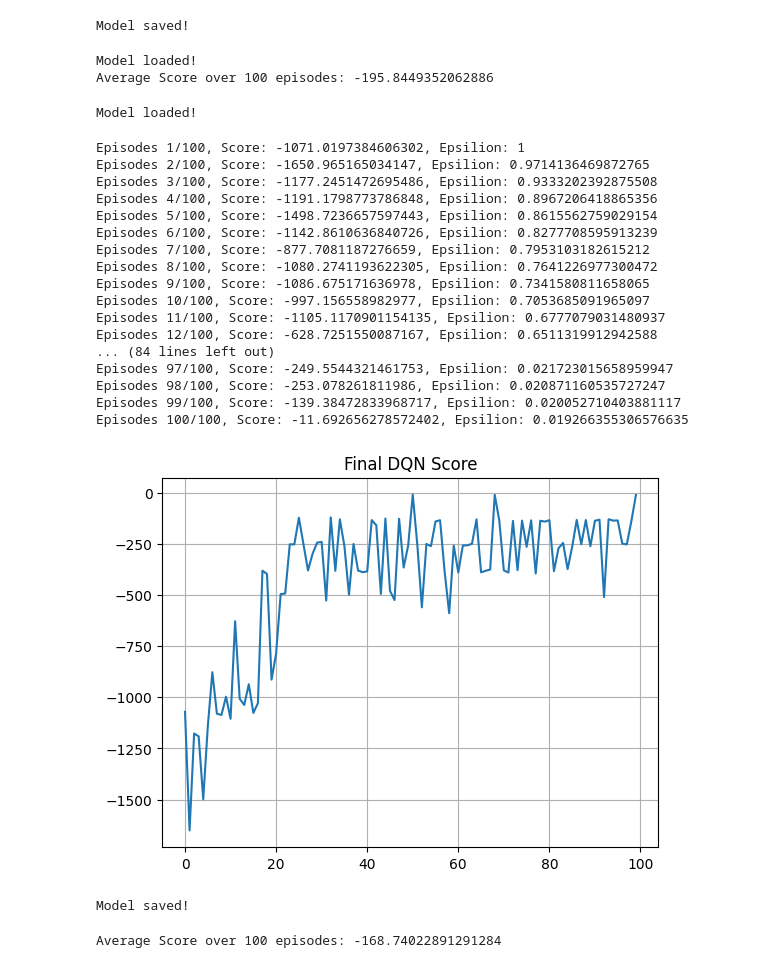
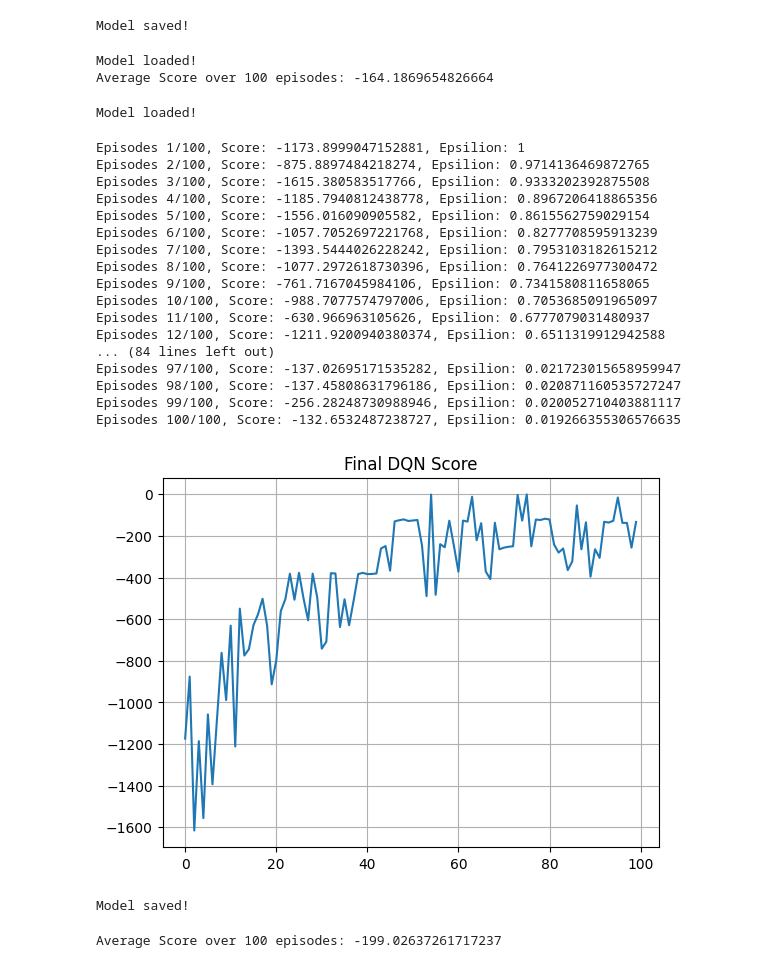
Before and after one commit to zacharylyj/Gymnasium_Pendulum_v1, a Jupyter notebook: progress/dqn.ipynb, the cells around one changed output. Cells and saved outputs as stored; diff of their text form; code cells hidden in the pictures.

```diff
--- a/progress/dqn.ipynb
+++ b/progress/dqn.ipynb
@@ -287,7 +287,7 @@ if __name__ == "__main__":
     state_size = env.observation_space.shape[0]
     action_size = 27
 
-    agent = Agent(state_size, action_size, gamma_epoch=15.5)
+    agent = Agent(state_size, action_size)
     load_model(agent)
 
     # Evaluate the agent
@@ -303,7 +303,7 @@ if __name__ == "__main__":
     state_size = env.observation_space.shape[0]
     action_size = 27
 
-    agent = Agent(state_size, action_size, gamma_epoch=15.5)
+    agent = Agent(state_size, action_size)
     load_model(agent)
 
     # Evaluate the agent
@@ -556,7 +556,7 @@ if __name__ == "__main__":
     print(f"Average Score over 100 episodes: {average_score}")
 # %% [output]
 Model loaded!
-Average Score over 100 episodes: -195.8449352062886
+Average Score over 100 episodes: -164.1869654826664
 # %%
 if __name__ == "__main__":
     env = gym.make('Pendulum-v1', render_mode='human')
@@ -645,7 +645,7 @@ class Agent:
         self.memory = PriorityReplayBuffer(buffer_limit=1000000, alpha=0.6)
         self.batch_size = 256
         self.tau = 0.01
-        self.gamma = 0.93
+        self.gamma = 0.95
         self.epsilon = 1
         self.epsilon_decay = 0.9998
         self.epsilon_min = 0.0001
@@ -732,50 +732,50 @@ if __name__ == "__main__":
         while not done:
             # Convert the state to a tensor and move it to the correct device
             state_tensor = torch.tensor(state, dtype=torch.float32).unsqueeze(0).to(device)
 
             # Select an action based on the current state
             action, action_index = agent.select_action(state_tensor)
 
             # Perform the action in the environment
             next_state, reward, done, truncated, _ = env.step([action])
             if done or truncated:
                 done = True
             # Store the experience in the replay buffer
             agent.store_experience(state, action_index, reward, next_state, done)
             # Train the agent
             agent.train_agent()
 
             # Update the state and accumulate the score
             state = next_state
             score += reward
 
         # Append the score of the EP to the list for plotting
         score_list.append(score)
         print(f"Episodes {EP + 1}/{EPOCHS}, Score: {score}, Epsilion: {agent.epsilon}")
     plt.plot(score_list)
     plt.grid(True)
     plt.title("Final DQN Score")
     plt.savefig('Final dqn_plot).png')
     plt.show()
 # %% [output]
-Episodes 1/100, Score: -1071.0197384606302, Epsilion: 1
-Episodes 2/100, Score: -1650.965165034147, Epsilion: 0.9714136469872765
-Episodes 3/100, Score: -1177.2451472695486, Epsilion: 0.9333202392875508
-Episodes 4/100, Score: -1191.1798773786848, Epsilion: 0.8967206418865356
-Episodes 5/100, Score: -1498.7236657597443, Epsilion: 0.8615562759029154
-Episodes 6/100, Score: -1142.8610636840726, Epsilion: 0.8277708595913239
-Episodes 7/100, Score: -877.7081187276659, Epsilion: 0.7953103182615212
-Episodes 8/100, Score: -1080.2741193622305, Epsilion: 0.7641226977300472
-Episodes 9/100, Score: -1086.675171636978, Epsilion: 0.7341580811658065
-Episodes 10/100, Score: -997.156558982977, Epsilion: 0.7053685091965097
-Episodes 11/100, Score: -1105.1170901154135, Epsilion: 0.6777079031480937
-Episodes 12/100, Score: -628.7251550087167, Epsilion: 0.6511319912942588
+Episodes 1/100, Score: -1173.8999047152881, Epsilion: 1
+Episodes 2/100, Score: -875.8897484218274, Epsilion: 0.9714136469872765
+Episodes 3/100, Score: -1615.380583517766, Epsilion: 0.9333202392875508
+Episodes 4/100, Score: -1185.7940812438778, Epsilion: 0.8967206418865356
+Episodes 5/100, Score: -1556.016090905582, Epsilion: 0.8615562759029154
+Episodes 6/100, Score: -1057.7052697221768, Epsilion: 0.8277708595913239
+Episodes 7/100, Score: -1393.5444026228242, Epsilion: 0.7953103182615212
+Episodes 8/100, Score: -1077.2972618730396, Epsilion: 0.7641226977300472
+Episodes 9/100, Score: -761.7167045984106, Epsilion: 0.7341580811658065
+Episodes 10/100, Score: -988.7077574797006, Epsilion: 0.7053685091965097
+Episodes 11/100, Score: -630.966963105626, Epsilion: 0.6777079031480937
+Episodes 12/100, Score: -1211.9200940380374, Epsilion: 0.6511319912942588
 ... (84 lines left out)
-Episodes 97/100, Score: -249.5544321461753, Epsilion: 0.021723015658959947
-Episodes 98/100, Score: -253.078261811986, Epsilion: 0.020871160535727247
-Episodes 99/100, Score: -139.38472833968717, Epsilion: 0.020052710403881117
-Episodes 100/100, Score: -11.692656278572402, Epsilion: 0.019266355306576635
+Episodes 97/100, Score: -137.02695171535282, Epsilion: 0.021723015658959947
+Episodes 98/100, Score: -137.45808631796186, Epsilion: 0.020871160535727247
+Episodes 99/100, Score: -256.28248730988946, Epsilion: 0.020052710403881117
+Episodes 100/100, Score: -132.6532487238727, Epsilion: 0.019266355306576635
-[figure, old version]
+[figure, new version]
 # %%
 def save_model(agent, filename="prb_dqn_model.pth"):
     checkpoint = {
@@ -841,7 +841,7 @@ if __name__ == "__main__":
     average_score = sum(scores) / len(scores)
     print(f"Average Score over 100 episodes: {average_score}")
 # %% [output]
-Average Score over 100 episodes: -168.74022891291284
+Average Score over 100 episodes: -199.02637261717237
 # %%
 if __name__ == "__main__":
     env = gym.make('Pendulum-v1', render_mode='human')
```
Also changed, not shown: parts of 1 cell of this notebook, 2 other files.
